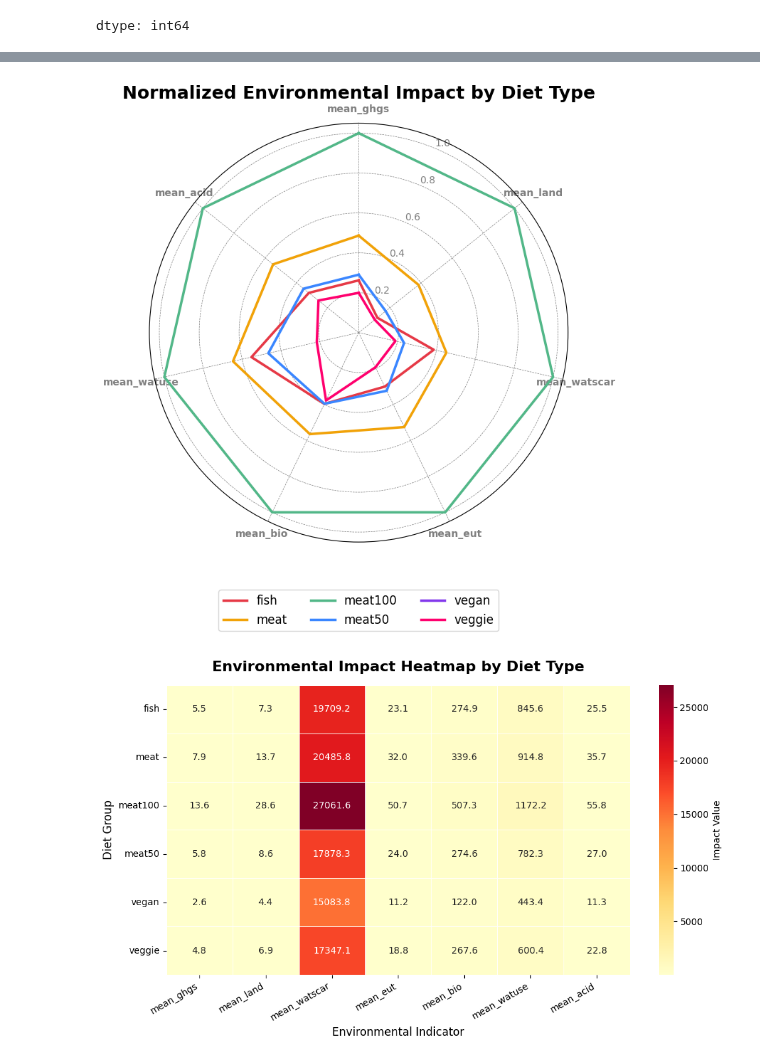
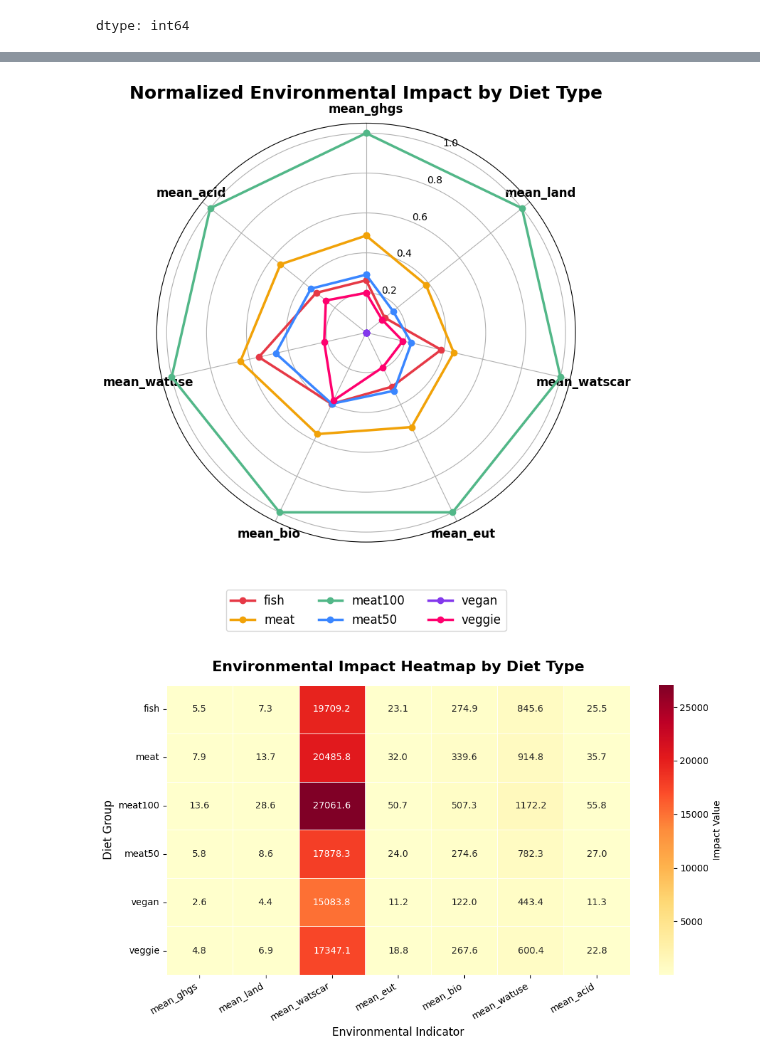
Before and after one commit to Yunjing1123/diet-impact-visualization, a Jupyter notebook: Yunjing Zhang data Visualization diagram.ipynb, the cells around one changed output, grey strips where cells are left out. Drawn from its saved outputs; the diff is of its cells as text; code cells hidden in the pictures.

Commit message:
Add files via upload
Update notebook with final version

```diff
--- a/Yunjing Zhang data Visualization diagram.ipynb
+++ b/Yunjing Zhang data Visualization diagram.ipynb
@@ -76,51 +76,70 @@ grouped_data
 | 4 | vegan | 2.551045 | 4.433825 | 15083.835327 | 11.202768 | 122.011847 | 443.401156 | 11.281311 |
 | 5 | veggie | 4.758030 | 6.921814 | 17347.139031 | 18.821007 | 267.572713 | 600.437776 | 22.770609 |
 # %%
+import pandas as pd
 import matplotlib.pyplot as plt
 import numpy as np
 from sklearn.preprocessing import MinMaxScaler
 
-# === 数据标准化 ===
+# Step 1: Load your CSV file (make sure it's uploaded to Colab)
+df = pd.read_csv("diet_data.csv")
+
+# Step 2: Select relevant columns
+selected_columns = [
+    'diet_group', 'mean_ghgs', 'mean_land', 'mean_watscar',
+    'mean_eut', 'mean_bio', 'mean_watuse', 'mean_acid'
+]
+df_selected = df[selected_columns]
+
+# Step 3: Group and normalize data
+grouped_data = df_selected.groupby("diet_group").mean().reset_index()
+scaler = MinMaxScaler()
 scaled_data = grouped_data.copy()
-columns_to_scale = ['mean_ghgs', 'mean_land', 'mean_watscar', 'mean_eut', 'mean_bio', 'mean_watuse', 'mean_acid']
-scaler = MinMaxScaler()
-scaled_data[columns_to_scale] = scaler.fit_transform(scaled_data[columns_to_scale])
+scaled_data[selected_columns[1:]] = scaler.fit_transform(grouped_data[selected_columns[1:]])
 
-# === 颜色列表（高对比色）===
-colors = ['#E63946', '#F1A208', '#52B788', '#3A86FF', '#8338EC', '#FF006E']
+# Step 4: Define color mapping
+color_map = {
+    'fish': '#E63946',     # red
+    'meat': '#F1A208',     # orange
+    'meat100': '#52B788',  # green
+    'meat50': '#3A86FF',   # blue
+    'vegan': '#8338EC',    # purple
+    'veggie': '#FF006E'    # pink
+}
 
-# === 雷达图绘制 ===
-labels = columns_to_scale
+# Step 5: Setup radar chart layout
+labels = selected_columns[1:]
 num_vars = len(labels)
 angles = np.linspace(0, 2 * np.pi, num_vars, endpoint=False).tolist()
 angles += angles[:1]
 
 fig, ax = plt.subplots(figsize=(10, 8), subplot_kw=dict(polar=True))
 
+# Step 6: Draw lines with markers
 for i, row in scaled_data.iterrows():
-    values = row[labels].tolist()
-    values += values[:1]
-    ax.plot(angles, values, label=row['diet_group'], color=colors[i], linewidth=2.5)
-    # 可加填充：ax.fill(angles, values, color=colors[i], alpha=0.1)
+    values = row[labels].tolist() + row[labels].tolist()[:1]
+    diet = row['diet_group']
+    ax.plot(
+        angles, values,
+        label=diet,
+        color=color_map[diet],
+        linewidth=2.5,
+        marker='o'  # this shows a circle on each point
+    )
 
-# === 图表美化 ===
+# Step 7: Style the chart
 ax.set_theta_offset(np.pi / 2)
 ax.set_theta_direction(-1)
 ax.set_thetagrids(np.degrees(angles[:-1]), labels, fontsize=12, fontweight='bold')
 ax.set_title("Normalized Environmental Impact by Diet Type", fontsize=18, pad=25, weight='bold')
+ax.legend(loc='upper center', bbox_to_anchor=(0.5, -0.1), ncol=3, fontsize=12)
+plt.tight_layout()
 
-# 圆形坐标辅助线样式
-ax.tick_params(colors='gray', labelsize=10)
-ax.grid(color='gray', linestyle='--', linewidth=0.5)
-
-# 图例美化
-ax.legend(loc='upper center', bbox_to_anchor=(0.5, -0.1), ncol=3, fontsize=12)
-
-plt.tight_layout()
-plt.savefig("radar_chart.png", dpi=300, bbox_inches='tight')
+# Step 8: Save and show the plot
+plt.savefig("radar_chart_fixed.png", dpi=300, bbox_inches='tight')
 plt.show()
 # %% [output]
-[figure, old version]
+[figure, new version]
 # %%
 # Step 1: Reload data
 import pandas as pd
```
Also changed, not shown: parts of 1 cell of this notebook.
